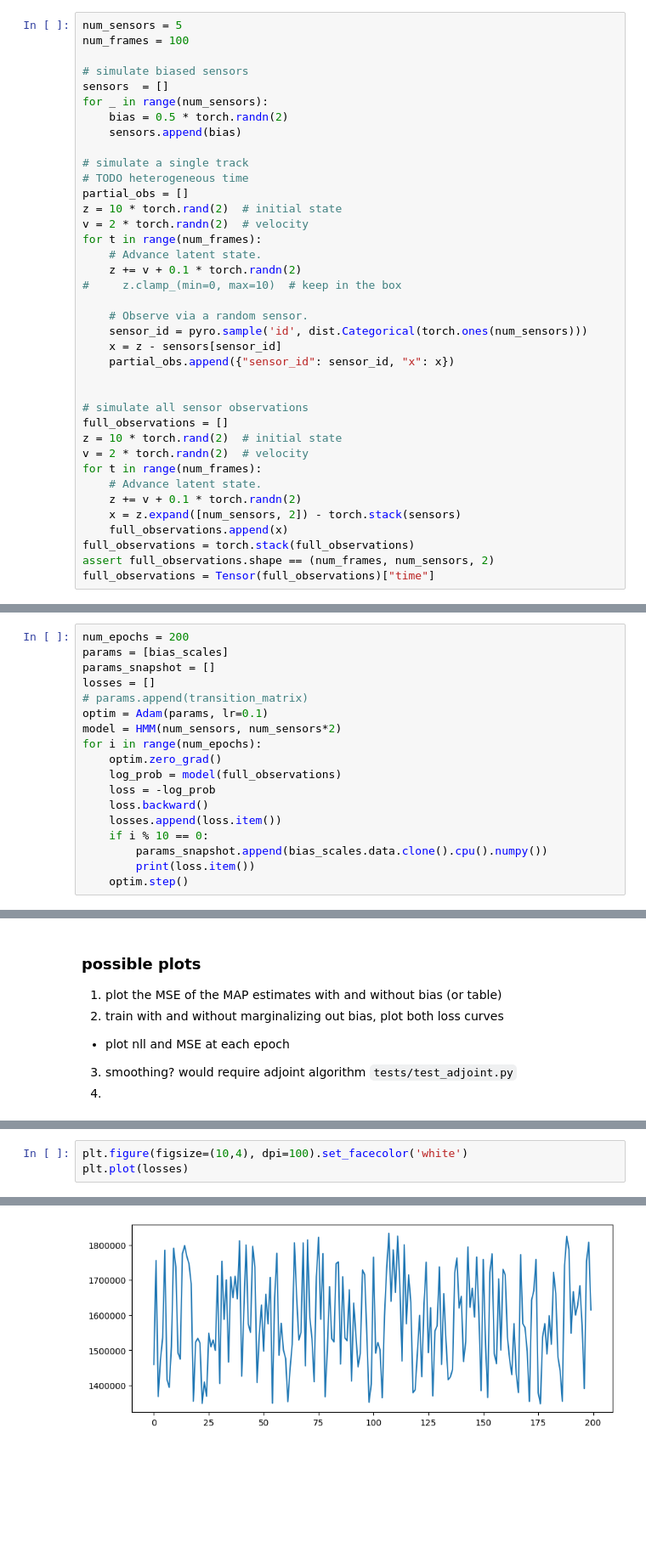
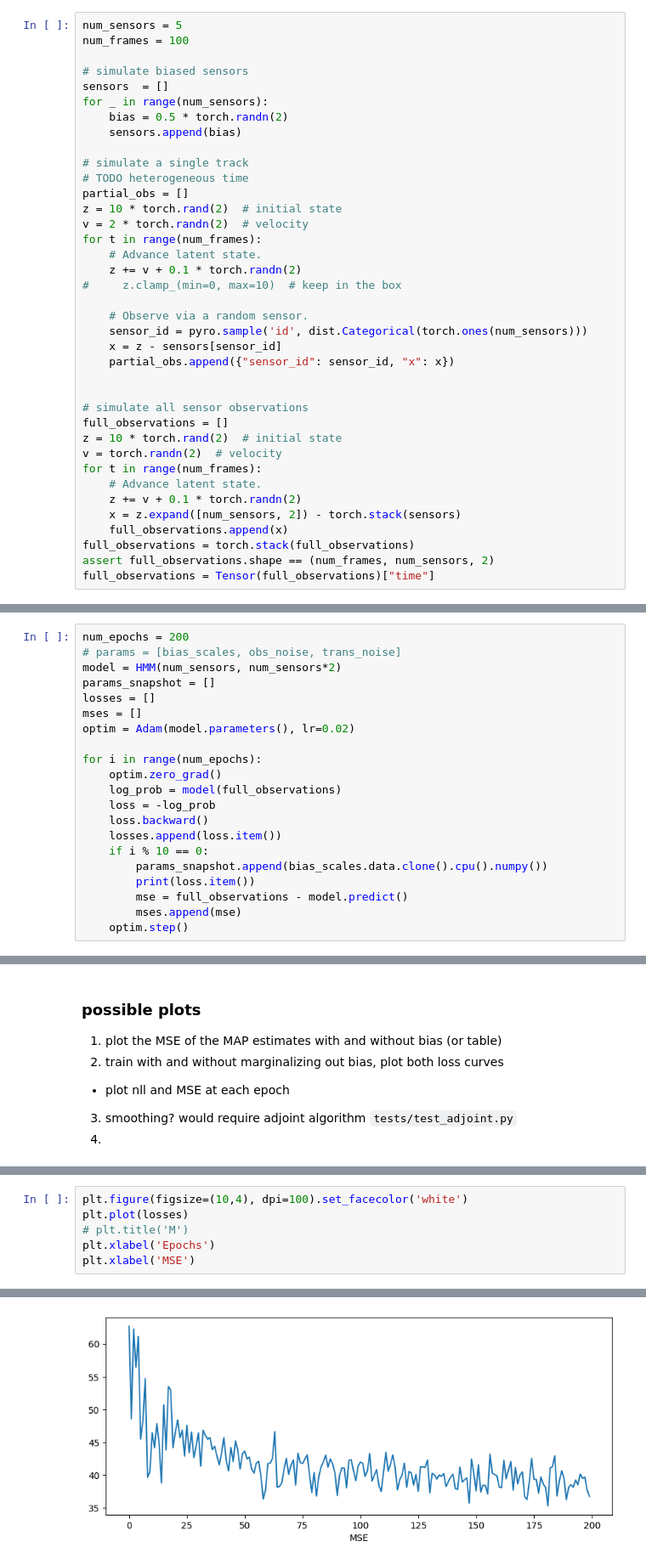
Before and after one commit to pyro-ppl/funsor, a Jupyter notebook: sensor.ipynb, the cells around one changed output, grey strips where cells are left out. Shown at 85% size. Saved outputs shown, nothing was run; the diff lists cells and outputs as text; blank space fills up the shorter version.

Commit message:
some plots. need to implement predict for mse comparison

```diff
--- a/sensor.ipynb
+++ b/sensor.ipynb
@@ -57,7 +57,7 @@ for t in range(num_frames):
 # simulate all sensor observations
 full_observations = []
 z = 10 * torch.rand(2)  # initial state
-v = 2 * torch.randn(2)  # velocity
+v = torch.randn(2)  # velocity
 for t in range(num_frames):
     # Advance latent state.
     z += v + 0.1 * torch.randn(2)
@@ -441,12 +456,13 @@ We can
 2. estimate the joint distribution over all bias parameters.
 # %%
 num_epochs = 200
-params = [bias_scales]
+# params = [bias_scales, obs_noise, trans_noise]
+model = HMM(num_sensors, num_sensors*2)
 params_snapshot = []
 losses = []
-# params.append(transition_matrix)
-optim = Adam(params, lr=0.1)
-model = HMM(num_sensors, num_sensors*2)
+mses = []
+optim = Adam(model.parameters(), lr=0.02)
+
 for i in range(num_epochs):
     optim.zero_grad()
     log_prob = model(full_observations)
@@ -456,5 +472,7 @@ for i in range(num_epochs):
     if i % 10 == 0:
         params_snapshot.append(bias_scales.data.clone().cpu().numpy())
         print(loss.item())
+        mse = full_observations - model.predict()
+        mses.append(mse)
     optim.step()
 # %% [output]
@@ -500,4 +541,7 @@ Visualize the joint posterior distribution.
 # %%
 plt.figure(figsize=(10,4), dpi=100).set_facecolor('white')
 plt.plot(losses)
+# plt.title('M')
+plt.xlabel('Epochs')
+plt.xlabel('MSE')
 # %% [output]
@@ -505,2 +549,2 @@ plt.plot(losses)
-[figure, old version]
+[figure, new version]
 # %%
```
Also changed, not shown: parts of 11 cells of this notebook.
